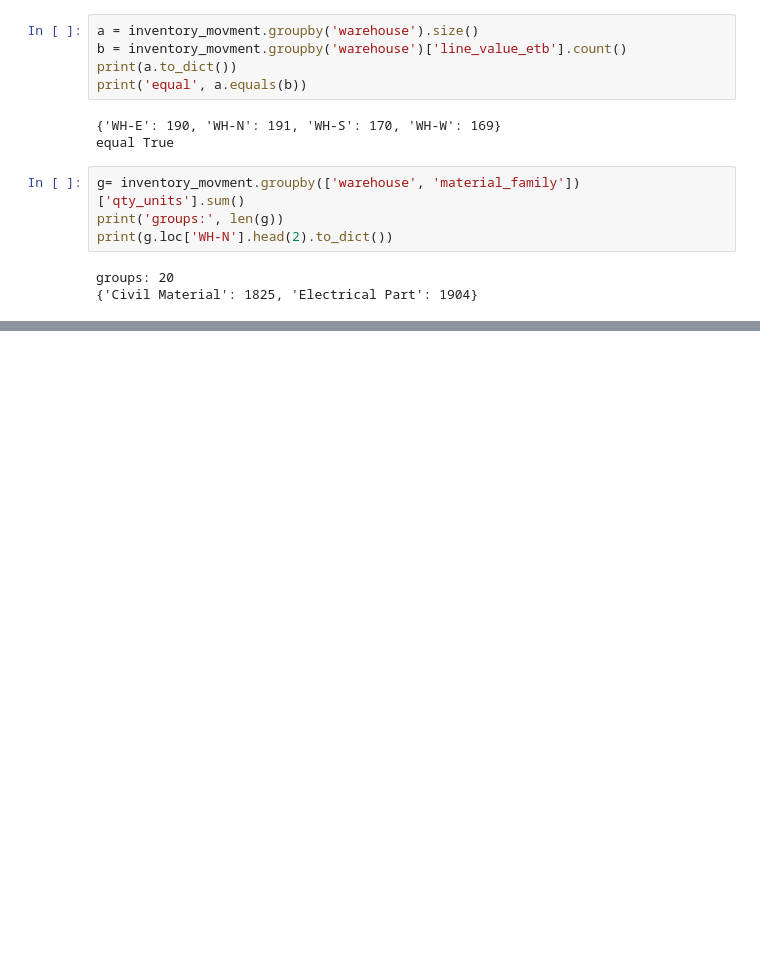
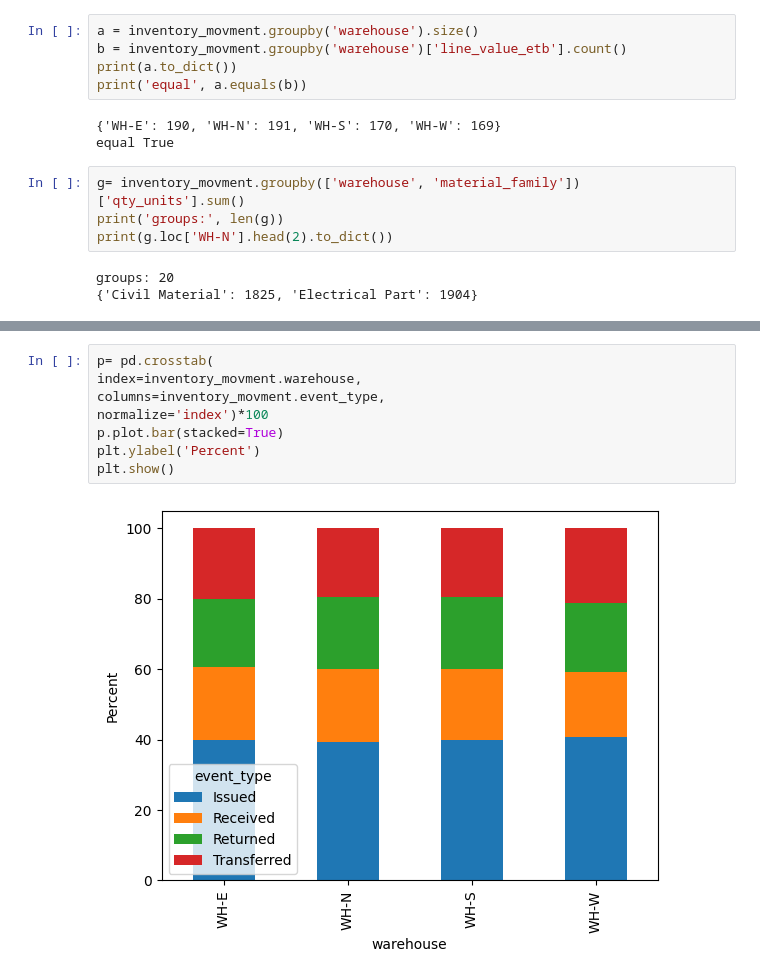
Before and after one commit to dagmawi77/python_aau_training, a Jupyter notebook: pandas_final.ipynb, the cells around one changed output, grey strips where cells are left out. Cells and saved outputs as stored; diff of their text form; blank space fills up the shorter version.

```diff
--- a/pandas_final.ipynb
+++ b/pandas_final.ipynb
@@ -85,0 +443,10 @@ groups: 20
+# %%
+p= pd.crosstab(
+index=inventory_movment.warehouse,
+columns=inventory_movment.event_type,
+normalize='index')*100
+p.plot.bar(stacked=True)
+plt.ylabel('Percent')
+plt.show()
+# %% [output]
+[figure, added]
```
Also changed, not shown: parts of 34 cells of this notebook, 1 other file.
